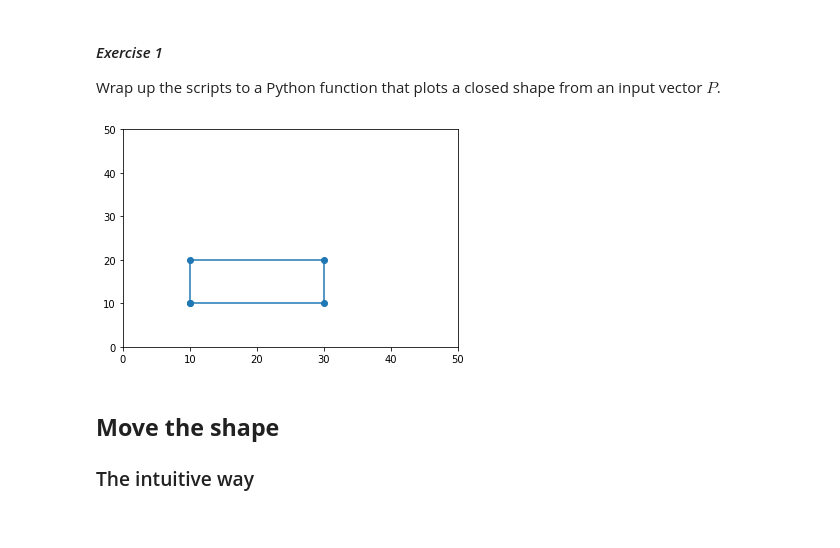
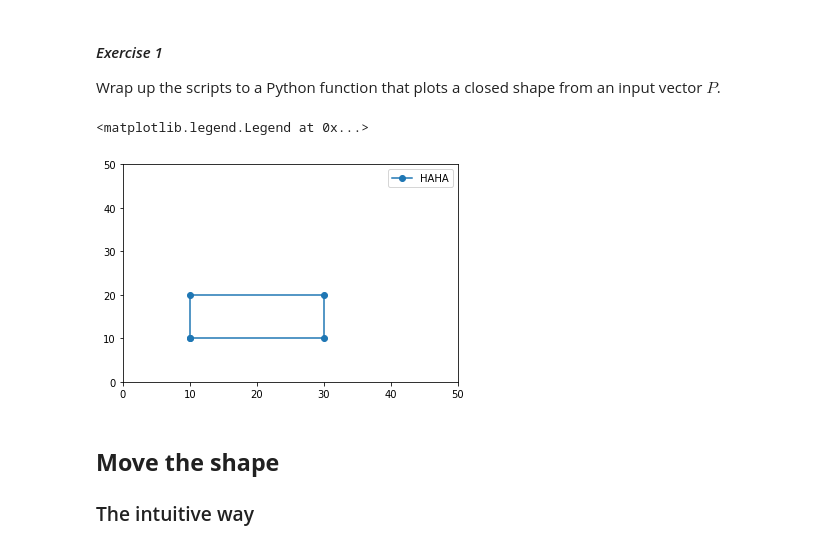
Before and after one commit to reworkhow/AnimalDataScience, a Jupyter notebook: Copy_of_l02_transformation.ipynb, the cells around one changed output. Saved outputs shown, nothing was run; the diff lists cells and outputs as text; code cells hidden in the pictures.

```diff
--- a/Copy_of_l02_transformation.ipynb
+++ b/Copy_of_l02_transformation.ipynb
@@ -94,21 +94,35 @@ Wrap up the scripts to a Python function that plots a closed shape from an input
 # %%
 def plot_shape(P, label=""):
     """ visualize a closed shape defined by a list 2D points
 
     Parameters
     ----------
     P : array_like
         a NumPy array in a shape of (3, 4). The first axis should contain
         xy-coordinate values in an order of [x, y, 1]
     label : str, optional
         plot legend label, by default ""
     """
-    plt.plot(pass, label=label)
+    # we don't need the intercept at this point, so we can use "_" to represent it
+    x, y, _ = P
+
+    # to complete a shape, append the array by the first element
+    # e.g., from [0, 1, 2, 3] to [0, 1, 2, 3, 0]
+    x = np.append(x, x[0])
+    y = np.append(y, y[0])
+
+    # use 'o' to mark each data point
+    plt.plot(x ,y, marker='o', label=label)
+    # set boundaries
+    plt.xlim(0, 50)
+    plt.ylim(0, 50)
 
 # test your function
-plot_shape(P)
+plot_shape(P,label="HAHA")
+plt.legend()
 # %% [output]
+<matplotlib.legend.Legend at 0x...>
-[figure, old version]
+[figure, new version]
 # %% [markdown]
 ## **Move the shape**
 ### The intuitive way
```
Also changed, not shown: parts of 3 cells of this notebook.
